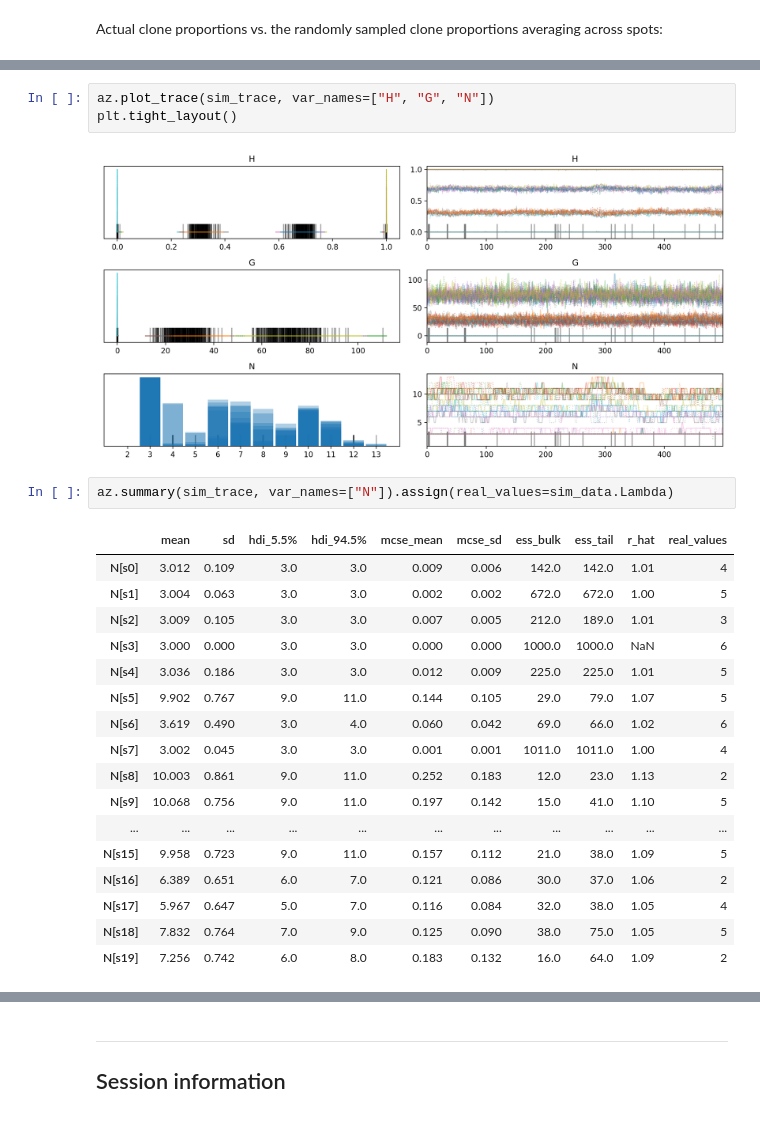
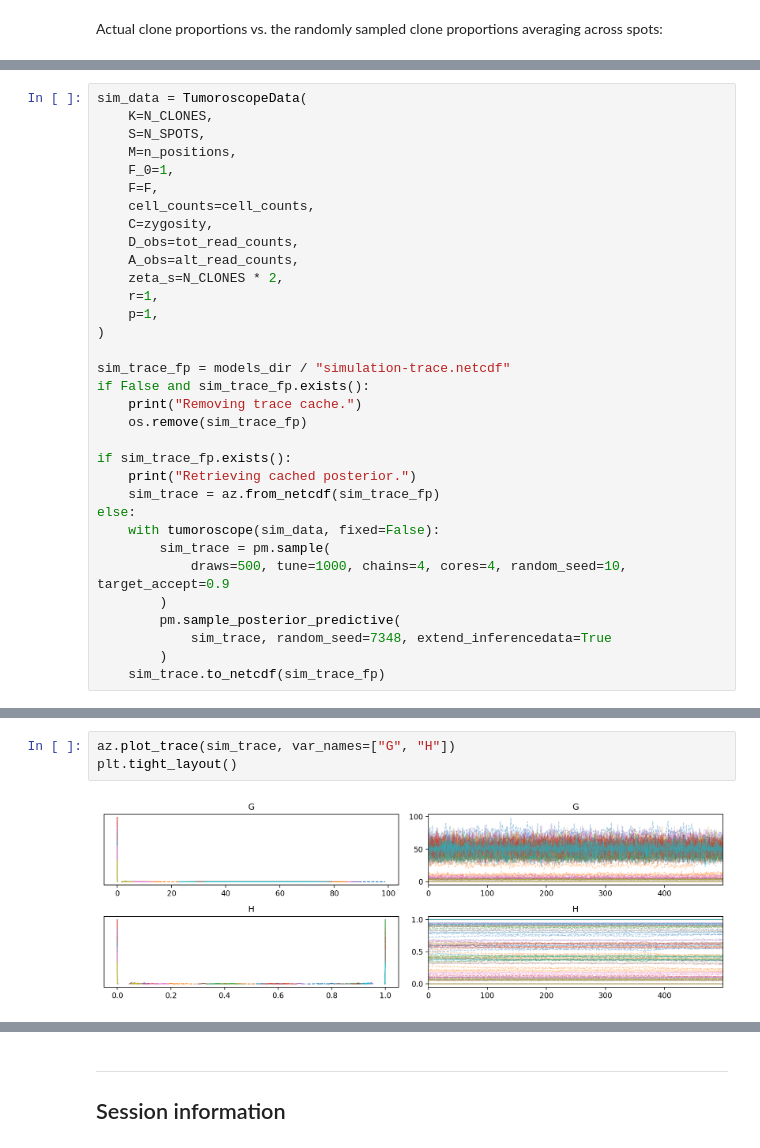
Before and after one commit to jhrcook/pymc-tumoroscope, a Jupyter notebook: tumoroscope.ipynb, the cells around one changed output, grey strips where cells are left out. Cells and saved outputs as stored; diff of their text form.

Commit message:
ana: results of a simple simulation

```diff
--- a/tumoroscope.ipynb
+++ b/tumoroscope.ipynb
@@ -452,0 +435,33 @@ There were 12 divergences after tuning. Increase `target_accept` or reparameteri
+# %%
+sim_data = TumoroscopeData(
+    K=N_CLONES,
+    S=N_SPOTS,
+    M=n_positions,
+    F_0=1,
+    F=F,
+    cell_counts=cell_counts,
+    C=zygosity,
+    D_obs=tot_read_counts,
+    A_obs=alt_read_counts,
+    zeta_s=N_CLONES * 2,
+    r=1,
+    p=1,
+)
+
+sim_trace_fp = models_dir / "simulation-trace.netcdf"
+if False and sim_trace_fp.exists():
+    print("Removing trace cache.")
+    os.remove(sim_trace_fp)
+
+if sim_trace_fp.exists():
+    print("Retrieving cached posterior.")
+    sim_trace = az.from_netcdf(sim_trace_fp)
+else:
+    with tumoroscope(sim_data, fixed=False):
+        sim_trace = pm.sample(
+            draws=500, tune=1000, chains=4, cores=4, random_seed=10, target_accept=0.9
+        )
+        pm.sample_posterior_predictive(
+            sim_trace, random_seed=7348, extend_inferencedata=True
+        )
+    sim_trace.to_netcdf(sim_trace_fp)
@@ -499,25 +518,5 @@ plt.show()
 # %%
-az.plot_trace(sim_trace, var_names=["H", "G", "N"])
+az.plot_trace(sim_trace, var_names=["G", "H"])
 plt.tight_layout()
 # %% [output]
-[figure, old version]
+[figure, new version]
-# %%
-az.summary(sim_trace, var_names=["N"]).assign(real_values=sim_data.Lambda)
-# %% [output]
-|  | mean | sd | hdi_5.5% | hdi_94.5% | mcse_mean | mcse_sd | ess_bulk | ess_tail | r_hat | real_values |
-| N[s0] | 3.012 | 0.109 | 3.0 | 3.0 | 0.009 | 0.006 | 142.0 | 142.0 | 1.01 | 4 |
-| N[s1] | 3.004 | 0.063 | 3.0 | 3.0 | 0.002 | 0.002 | 672.0 | 672.0 | 1.00 | 5 |
-| N[s2] | 3.009 | 0.105 | 3.0 | 3.0 | 0.007 | 0.005 | 212.0 | 189.0 | 1.01 | 3 |
-| N[s3] | 3.000 | 0.000 | 3.0 | 3.0 | 0.000 | 0.000 | 1000.0 | 1000.0 | NaN | 6 |
-| N[s4] | 3.036 | 0.186 | 3.0 | 3.0 | 0.012 | 0.009 | 225.0 | 225.0 | 1.01 | 5 |
-| N[s5] | 9.902 | 0.767 | 9.0 | 11.0 | 0.144 | 0.105 | 29.0 | 79.0 | 1.07 | 5 |
-| N[s6] | 3.619 | 0.490 | 3.0 | 4.0 | 0.060 | 0.042 | 69.0 | 66.0 | 1.02 | 6 |
-| N[s7] | 3.002 | 0.045 | 3.0 | 3.0 | 0.001 | 0.001 | 1011.0 | 1011.0 | 1.00 | 4 |
-| N[s8] | 10.003 | 0.861 | 9.0 | 11.0 | 0.252 | 0.183 | 12.0 | 23.0 | 1.13 | 2 |
-| N[s9] | 10.068 | 0.756 | 9.0 | 11.0 | 0.197 | 0.142 | 15.0 | 41.0 | 1.10 | 5 |
-| ... | ... | ... | ... | ... | ... | ... | ... | ... | ... | ... |
-| N[s15] | 9.958 | 0.723 | 9.0 | 11.0 | 0.157 | 0.112 | 21.0 | 38.0 | 1.09 | 5 |
-| N[s16] | 6.389 | 0.651 | 6.0 | 7.0 | 0.121 | 0.086 | 30.0 | 37.0 | 1.06 | 2 |
-| N[s17] | 5.967 | 0.647 | 5.0 | 7.0 | 0.116 | 0.084 | 32.0 | 38.0 | 1.05 | 4 |
-| N[s18] | 7.832 | 0.764 | 7.0 | 9.0 | 0.125 | 0.090 | 38.0 | 75.0 | 1.05 | 5 |
-| N[s19] | 7.256 | 0.742 | 6.0 | 8.0 | 0.183 | 0.132 | 16.0 | 64.0 | 1.09 | 2 |
```
Also changed, not shown: parts of 33 cells of this notebook, 27 other files.
